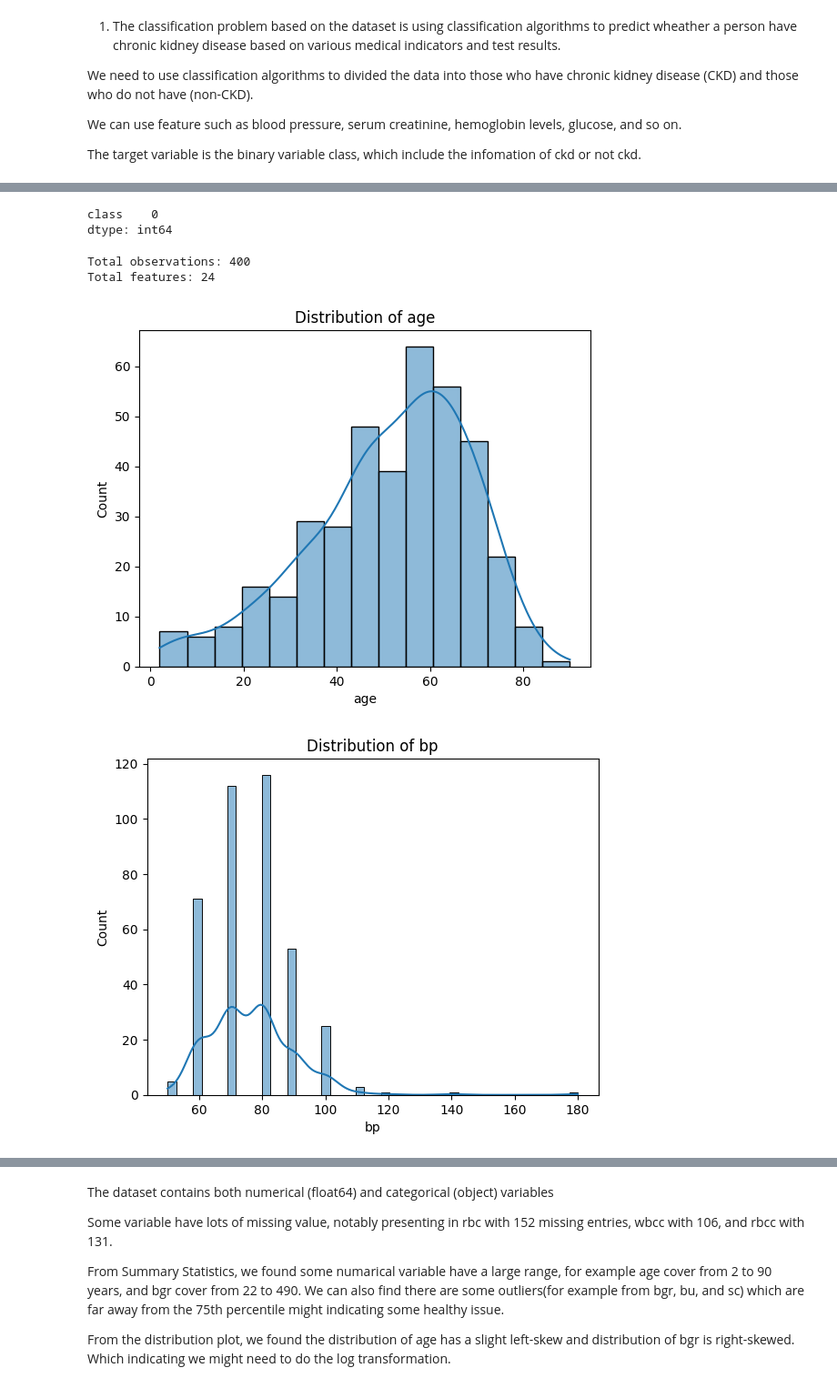
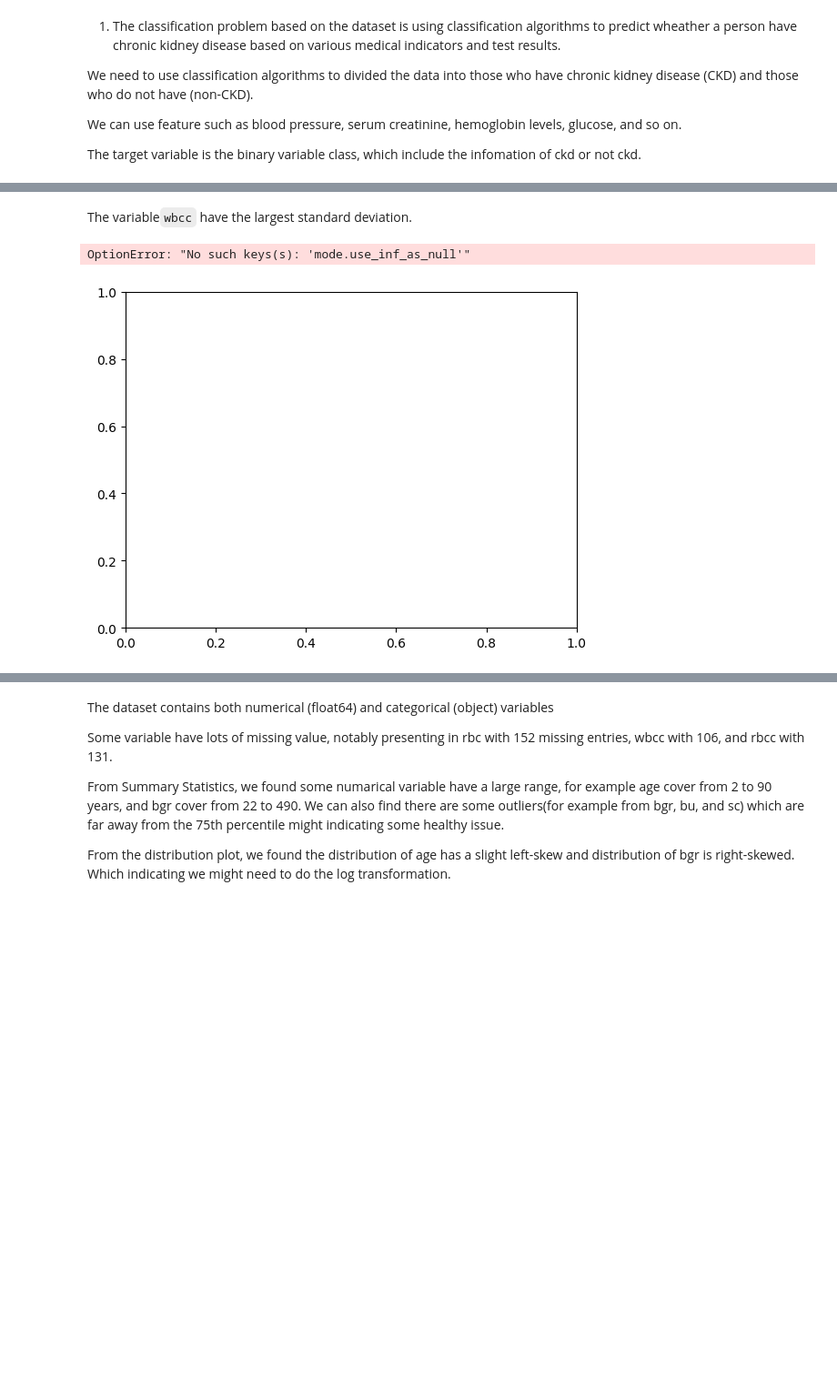
Before and after one commit to lisall8/3DAProject, a Jupyter notebook: assignment6.ipynb, the cells around one changed output, grey strips where cells are left out. Shown at 91% size. Drawn from its saved outputs; the diff is of its cells as text; code cells hidden in the pictures; blank space fills up the shorter version.

Commit message:
updated question 2,3,5,6,7 with variable transformation

```diff
--- a/assignment6.ipynb
+++ b/assignment6.ipynb
@@ -137,0 +143,3 @@ print(chronic_kidney_disease.variables)
+# %%
+df = pd.concat([X, y], axis=1)
+df.shape
@@ -225,20 +190,10 @@ dtype: int64
-# %%
-print(y.isnull().sum())
-# %% [output]
-class    0
-dtype: int64
-# %%
-# Observation counts
-print(f'Total observations: {X.shape[0]}')
-print(f'Total features: {X.shape[1]}')
-# %% [output]
-Total observations: 400
-Total features: 24
+# %% [markdown]
+The variable`wbcc`  have the largest standard deviation.
 # %%
 for col in ['age', 'bp', 'bgr']:
-    sns.histplot(X[col], kde=True)
+    sns.histplot(df[col], kde=True)
     plt.title(f'Distribution of {col}')
     plt.show()
 # %% [output]
+OptionError: "No such keys(s): 'mode.use_inf_as_null'"
-[figure, old version]
+[figure, new version]
-[figure, removed]
```
Also changed, not shown: parts of 35 cells of this notebook.
